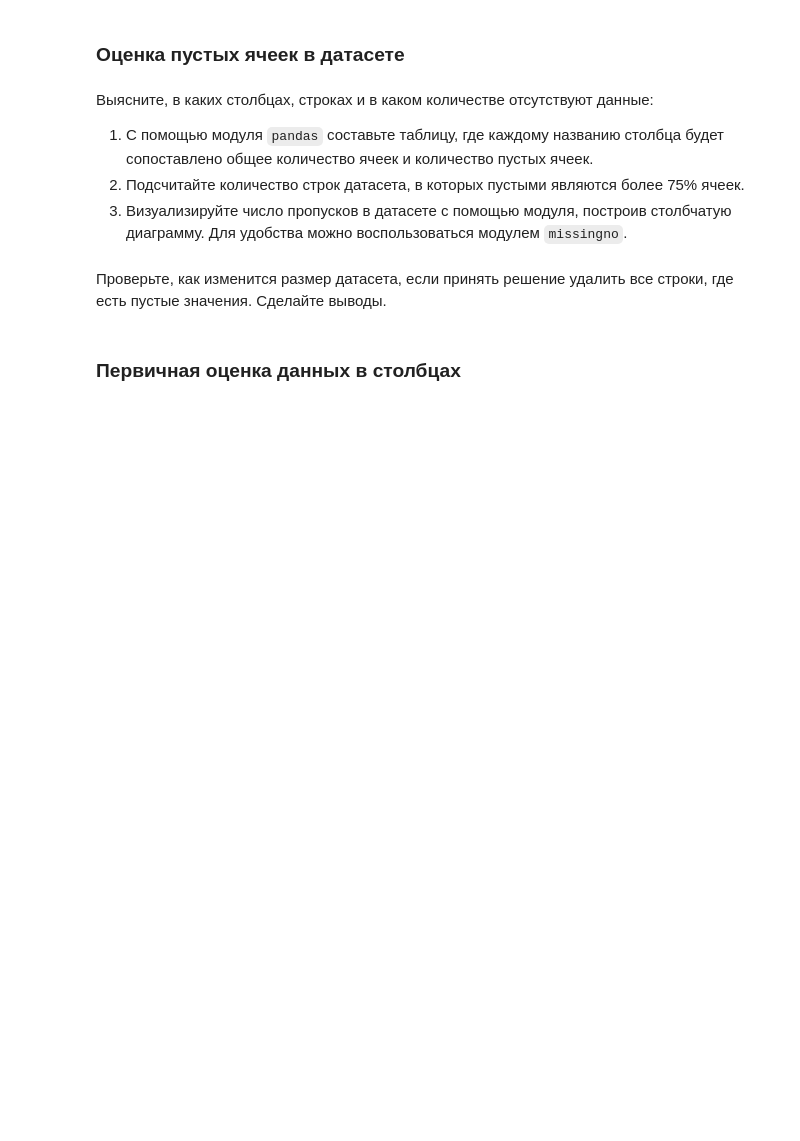
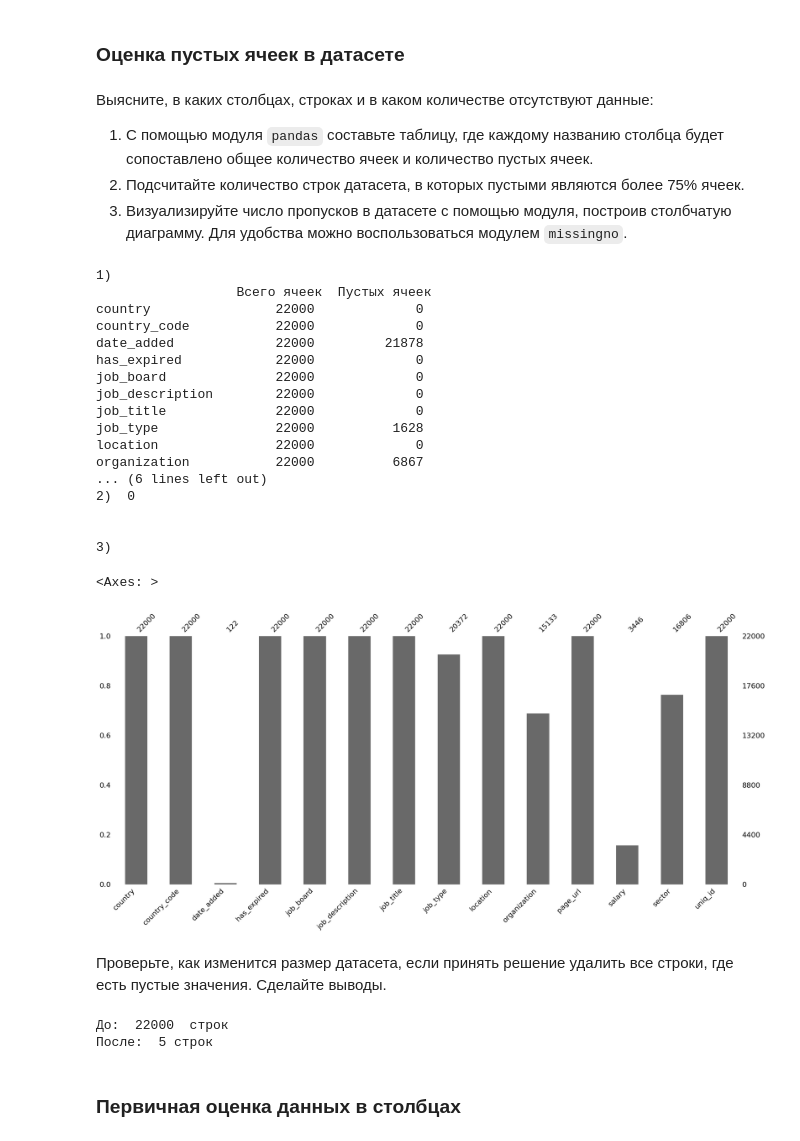
Before and after one commit to AndronIxI/cpp, a Jupyter notebook: labs/Лаба1_МЕВД_Сорокин.ipynb, the cells around one changed output. Cells and saved outputs as stored; diff of their text form; code cells hidden in the pictures; blank space fills up the shorter version.

```diff
--- a/labs/Лаба1_МЕВД_Сорокин.ipynb
+++ b/labs/Лаба1_МЕВД_Сорокин.ipynb
@@ -116,2 +113,40 @@ memory usage: 2.3+ MB
+# %%
+# Пункт 1
+missing_data = pd.DataFrame({
+    'Всего ячеек': df.shape[0],
+    'Пустых ячеек': df.isnull().sum()
+})
+print("1)\n", missing_data)
+
+
+# Пункт 2
+persent = 0.75 * df.shape[1]
+misses_in_line = df.isnull().sum(axis=1) > persent
+print("\n\n2) ", misses_in_line.sum())
+
+
+# Пункт 3
+print("\n\n3)")
+msno.bar(df)
+# %% [output]
+1)
+                  Всего ячеек  Пустых ячеек
+country                22000             0
+country_code           22000             0
+date_added             22000         21878
+has_expired            22000             0
+job_board              22000             0
+job_description        22000             0
+job_title              22000             0
+job_type               22000          1628
+location               22000             0
+organization           22000          6867
+... (6 lines left out)
+2)  0
+
+
+3)
+<Axes: >
+[figure, added]
 # %% [markdown]
 Проверьте, как изменится размер датасета, если принять решение удалить все строки, где есть пустые значения. Сделайте выводы.
@@ -120,3 +153,9 @@ memory usage: 2.3+ MB
+# %%
+df_clean = df.dropna()
+print("До: ", df.shape[0], " строк", "\nПосле: ", df_clean.shape[0], "строк")
+# %% [output]
+До:  22000  строк
+После:  5 строк
 # %% [markdown]
 ### Первичная оценка данных в столбцах
 # %% [markdown]
```
Also changed, not shown: parts of 10 cells of this notebook.
